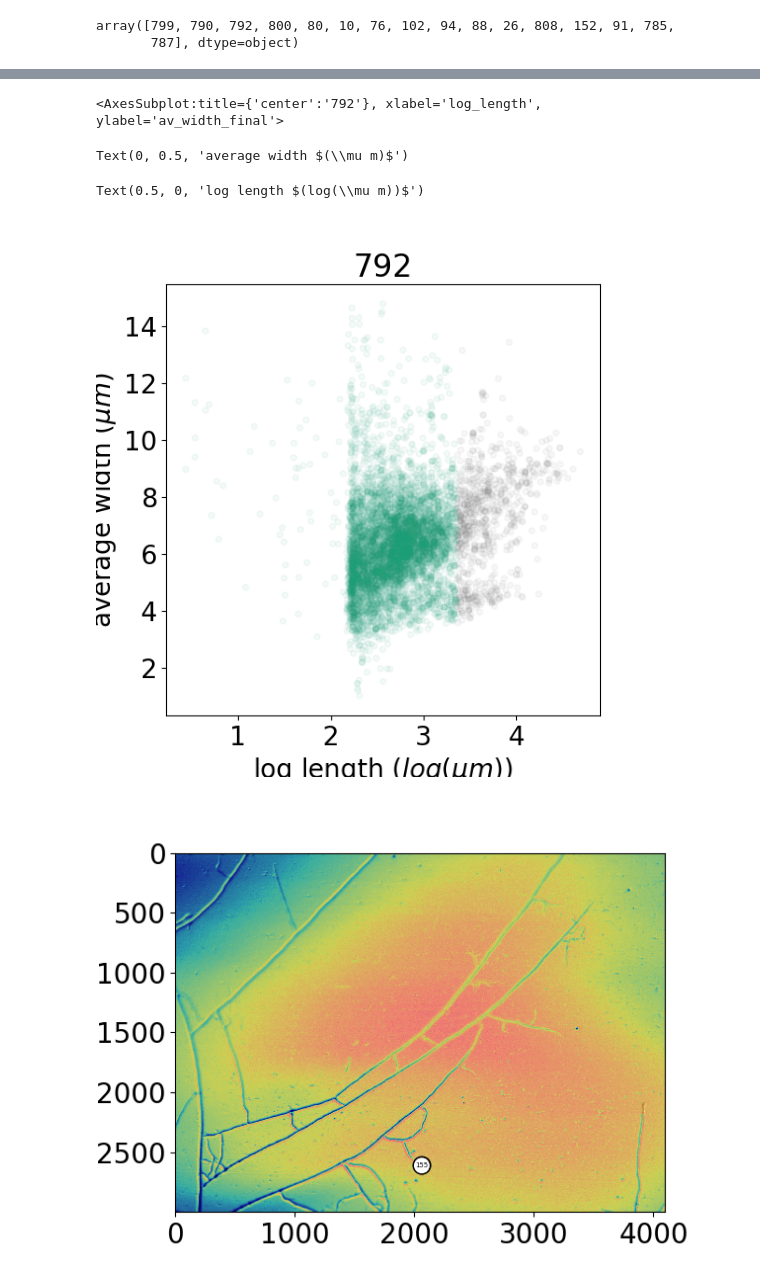
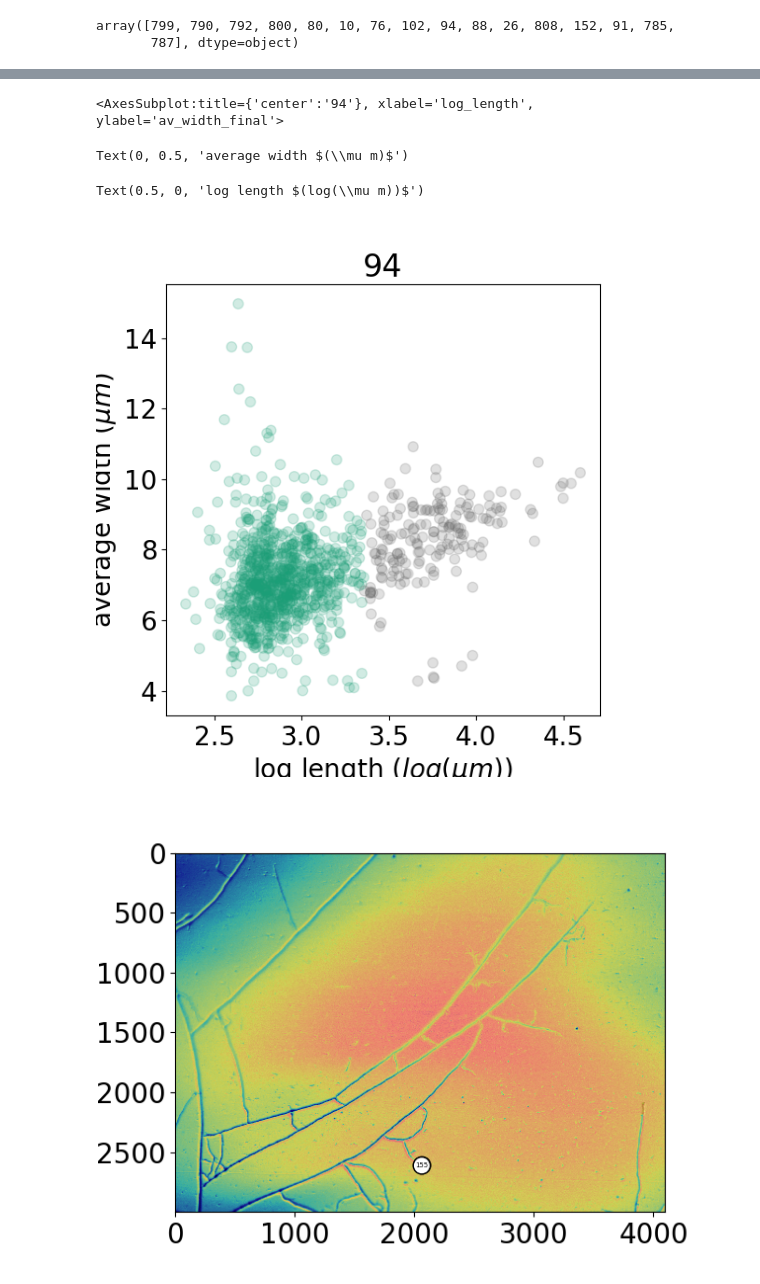
Before and after one commit to Cocopyth/AMFtrack, a Jupyter notebook: amftrack/notebooks/table_building_development/RH_BAS.ipynb, the cells around one changed output, grey strips where cells are left out. Drawn from its saved outputs; the diff is of its cells as text; code cells hidden in the pictures.

```diff
--- a/amftrack/notebooks/table_building_development/RH_BAS.ipynb
+++ b/amftrack/notebooks/table_building_development/RH_BAS.ipynb
@@ -315,7 +144,7 @@ for plate in plates:
     last_time = np.max(select_time_plate.loc[select_time_plate['out_study']==0]['time_since_begin'])
     # last_time2 = np.max(select_time_plate.loc[select_time_plate['local_growth_rate']>=0.5]['time_since_begin'])
     select_time = time_hypha_info.loc[time_hypha_info['Plate']==plate]
-    # select_time = select_time.loc[select_time['speed'].between(0,400)]
+    select_time = select_time.loc[select_time['speed'].between(50,400)]
     select_global = global_hypha_info.loc[global_hypha_info['Plate']==plate]
     # select_time = select_time.loc[select_time['has_reached_final_pos']=='False']
     # select_time = select_time.loc[select_time['distance_final_pos']>200]
@@ -324,7 +153,7 @@ for plate in plates:
     select_time['speed'] = select_time['speed'].astype(float)
     time_hypha_table[plate] = select_time
 # %%
-plate = 792
+plate = 94
 # %%
 table = ind_hypha_table[plate]
 table_time = time_hypha_table[plate]
@@ -338,12 +167,13 @@ table['log_growth'] = np.log10((table['tot_growth_C']+1).astype(float))
 table['growth_lapse'] = table_time.groupby('end')['speed'].count()
 table['speed_at_init'] = speed_at_init.groupby('end')['speed'].max()
 # table = table.loc[table['max_speed'].notnull()]
-# table = table.loc[table['av_width_final'].between(0,15)]
+table = table.loc[table['av_width_final'].between(0,15)]
 # table = table.loc[table['num_branch']>=0]
-# table = table.loc[table['tot_growth_C']>=200]
-
+table = table.loc[table['tot_growth_C']>=200]
+table = table.loc[table['max_speed'].between(50,400)]
 # table['branch_frequ'] = table['num_branch']/(table['tot_growth_C']+1)
 # table = table.loc[table['branch_frequ'].between(0,0.003)]
+table = table.loc[table['log_length']>=2.3]
 # %%
 from pandas.plotting import scatter_matrix
 scatter_matrix(table[['av_width_final','log_length','mean_speed2','max_speed','log_growth']].fillna(0), alpha=0.15, figsize=(6, 6), diagonal="kde",s=70);
@@ -355,6 +184,6 @@ findfont: Font family ['verdana'] not found. Falling back to DejaVu Sans.
 # %%
-table = ind_hypha_table[plate]
-table_time = time_hypha_table[plate]
+# table = ind_hypha_table[plate]
+# table_time = time_hypha_table[plate]
 select_time = time_hypha_info.loc[time_hypha_info['Plate']==plate]
 speed_at_init = table_time.loc[table_time['time_since_emergence']==0]
 table['max_speed'] = table_time.groupby('end')['speed'].max()
@@ -387,16 +216,16 @@ table['is_bas'] = (table['log_length'].between(2.3,3.36)).astype(int)
 # %%
 fig, ax = plt.subplots(1, 1, figsize=(6, 6))
 ylabel = 'average width $(\mu m)$'
 # ylabel = 'maximum speed $(\mu m.s^{-1})$'
 xlabel = 'log length $(log(\mu m))$'
 
-table.plot('log_length','av_width_final',c='is_rh',kind='scatter',colormap='Dark2',alpha = 0.05,s=20,ax=ax,title = plate,colorbar = False)
+table.plot('log_length','av_width_final',c='is_rh',kind='scatter',colormap='Dark2',alpha = 0.2,s=60,ax=ax,title = plate,colorbar = False)
 ax.set_ylabel(ylabel)
 ax.set_xlabel(xlabel)
 # ax.set_xlim(2.5,4.5)
 # ax.set_ylim(50,400)
 # %% [output]
-<AxesSubplot:title={'center':'792'}, xlabel='log_length', ylabel='av_width_final'>
+<AxesSubplot:title={'center':'94'}, xlabel='log_length', ylabel='av_width_final'>
 Text(0, 0.5, 'average width $(\\mu m)$')
 Text(0.5, 0, 'log length $(log(\\mu m))$')
-[figure, old version]
+[figure, new version]
```
Also changed, not shown: parts of 22 cells of this notebook, 37 other files.
